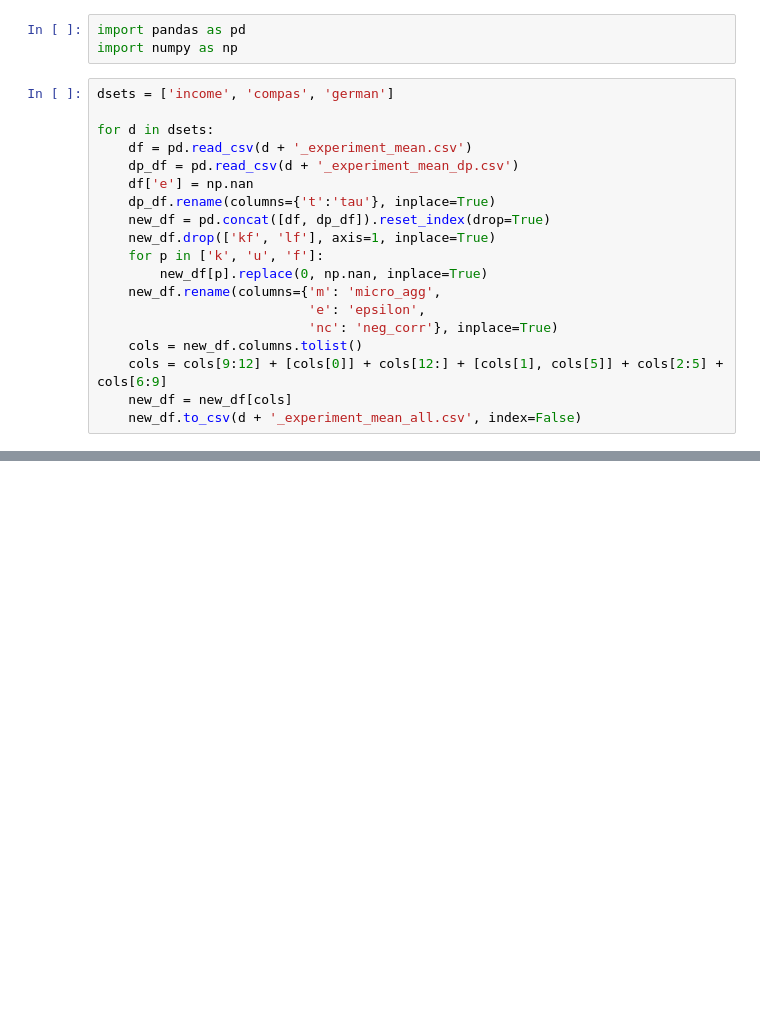
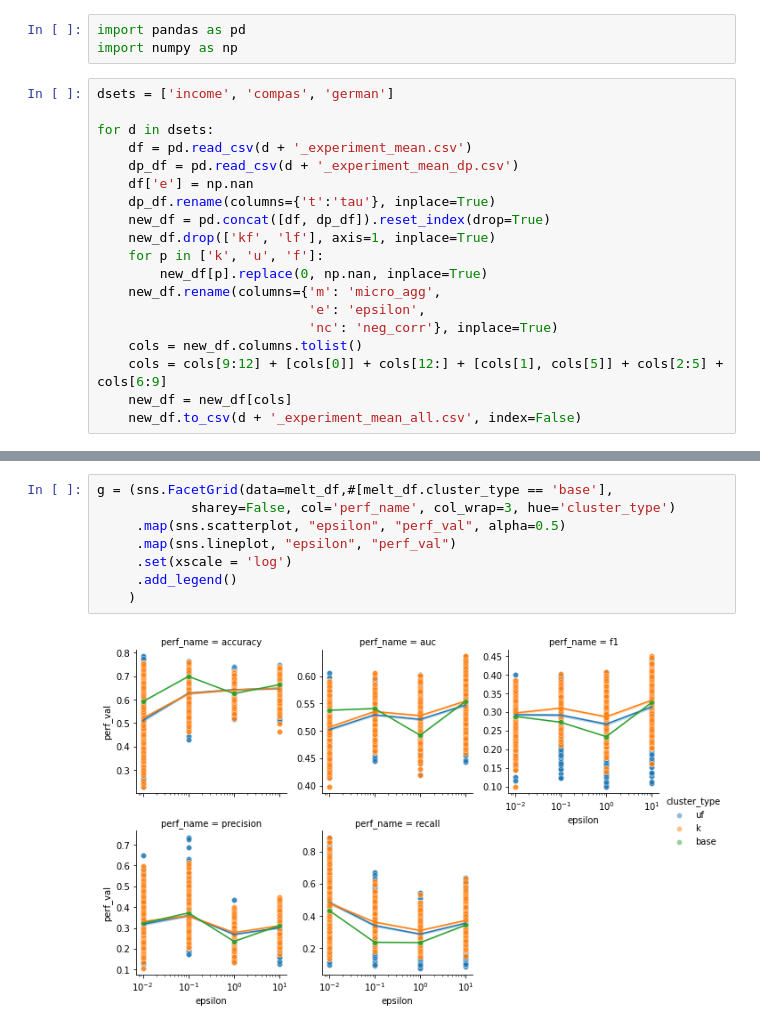
Before and after one commit to vladoxNCL/fairMDAVplus, a Jupyter notebook: Datasets/data_merge.ipynb, the cells around one changed output, grey strips where cells are left out. Saved outputs shown, nothing was run; the diff lists cells and outputs as text; blank space fills up the shorter version.

```diff
--- a/Datasets/data_merge.ipynb
+++ b/Datasets/data_merge.ipynb
@@ -37,0 +127,10 @@ for d in dsets:
+# %%
+g = (sns.FacetGrid(data=melt_df,#[melt_df.cluster_type == 'base'],
+            sharey=False, col='perf_name', col_wrap=3, hue='cluster_type')
+     .map(sns.scatterplot, "epsilon", "perf_val", alpha=0.5)
+     .map(sns.lineplot, "epsilon", "perf_val")
+     .set(xscale = 'log')
+     .add_legend()
+    )
+# %% [output]
+[figure, added]
```
Also changed, not shown: parts of 20 cells of this notebook, 3 other files.
